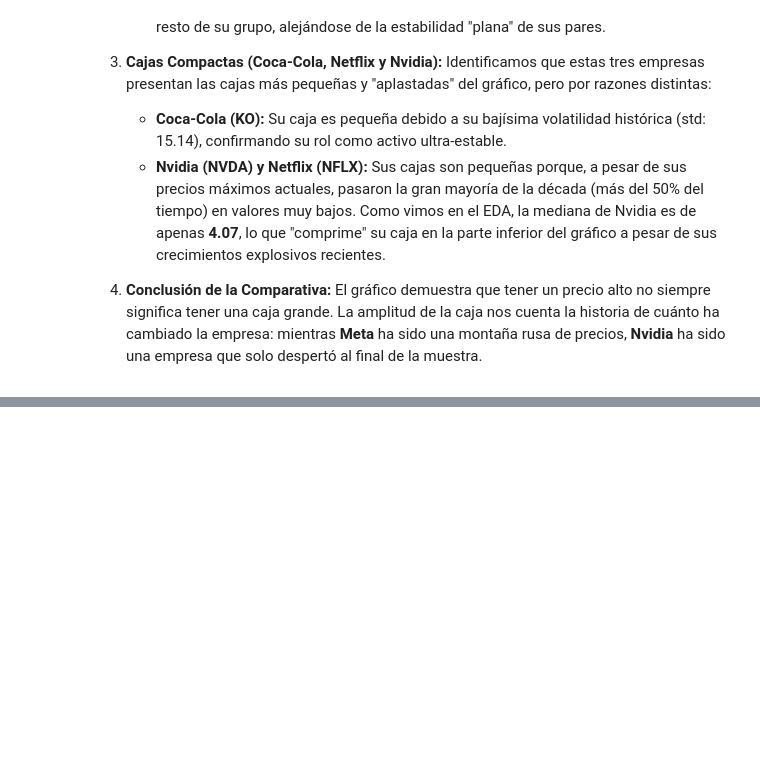
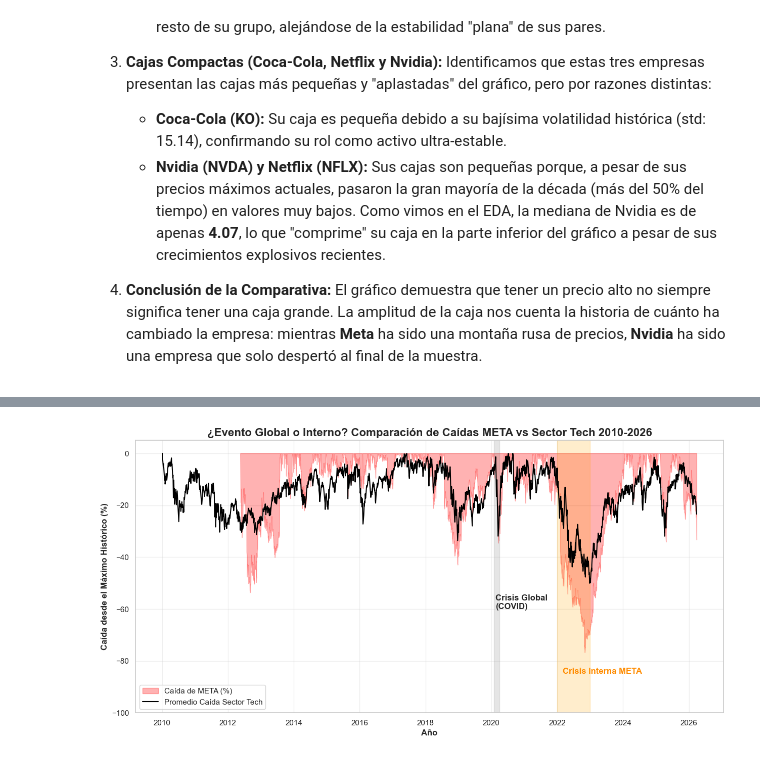
Before and after one commit to benja20003/MineriaDatos, a Jupyter notebook: Solemne1/Solemne1_Mineria_de_Datos.ipynb, the cells around one changed output, grey strips where cells are left out. Cells and saved outputs as stored; diff of their text form; code cells hidden in the pictures; blank space fills up the shorter version.

```diff
--- a/Solemne1/Solemne1_Mineria_de_Datos.ipynb
+++ b/Solemne1/Solemne1_Mineria_de_Datos.ipynb
@@ -638,0 +789,43 @@ Este **Boxplot** permite visualizar la distribución de los precios de cierre pa
+# %%
+#4.6 Visualización Analítica: Meta vs. Mercado Tech: ¿Evento Global o Crisis Interna?
+
+# 1. Definimos Meta y el resto del grupo Tech (sin Meta) para comparar
+meta_col = 'META_Close'
+otros_tech = ['MSFT_Close', 'AAPL_Close', 'NVDA_Close', 'GOOGL_Close', 'AMZN_Close', 'NFLX_Close', 'TSLA_Close']
+
+# 2. Calculamos el Drawdown: (Precio Actual / Máximo Histórico hasta la fecha) - 1
+# Esto nos da el % de caída desde el pico.
+df_drawdown = df_snp.set_index('Date').copy()
+
+def get_drawdown(series):
+    rolling_max = series.cummax()
+    return (series / rolling_max) - 1
+
+meta_dd = get_drawdown(df_drawdown[meta_col])
+tech_avg_dd = df_drawdown[otros_tech].apply(get_drawdown).mean(axis=1)
+
+# 3. Graficamos
+plt.figure(figsize=(15, 7))
+plt.fill_between(meta_dd.index, meta_dd * 100, color="red", alpha=0.3, label='Caída de META (%)')
+plt.plot(tech_avg_dd.index, tech_avg_dd * 100, color="black", linewidth=1.5, label='Promedio Caída Sector Tech')
+
+# 4. Marcamos los hitos para responder la pregunta
+# Crisis COVID
+plt.axvspan(pd.Timestamp('2020-02-01'), pd.Timestamp('2020-04-01'), color='gray', alpha=0.2)
+plt.text(pd.Timestamp('2020-02-15'), -60, 'Crisis Global\n(COVID)', fontweight='bold')
+
+# Crisis Interna META (Metaverso/Privacidad)
+plt.axvspan(pd.Timestamp('2022-01-01'), pd.Timestamp('2022-12-31'), color='orange', alpha=0.2)
+plt.text(pd.Timestamp('2022-03-01'), -85, 'Crisis Interna META', color='darkorange', fontweight='bold')
+
+# Formato
+plt.title('¿Evento Global o Interno? Comparación de Caídas META vs Sector Tech 2010-2026', fontsize=16, fontweight='bold')
+plt.ylabel('Caída desde el Máximo Histórico (%)')
+plt.xlabel('Año')
+plt.legend()
+plt.ylim(-100, 5) # El límite es -100% (pérdida total)
+plt.grid(alpha=0.3)
+
+plt.show()
+# %% [output]
+[figure, added]
```
Also changed, not shown: parts of 9 cells of this notebook.
